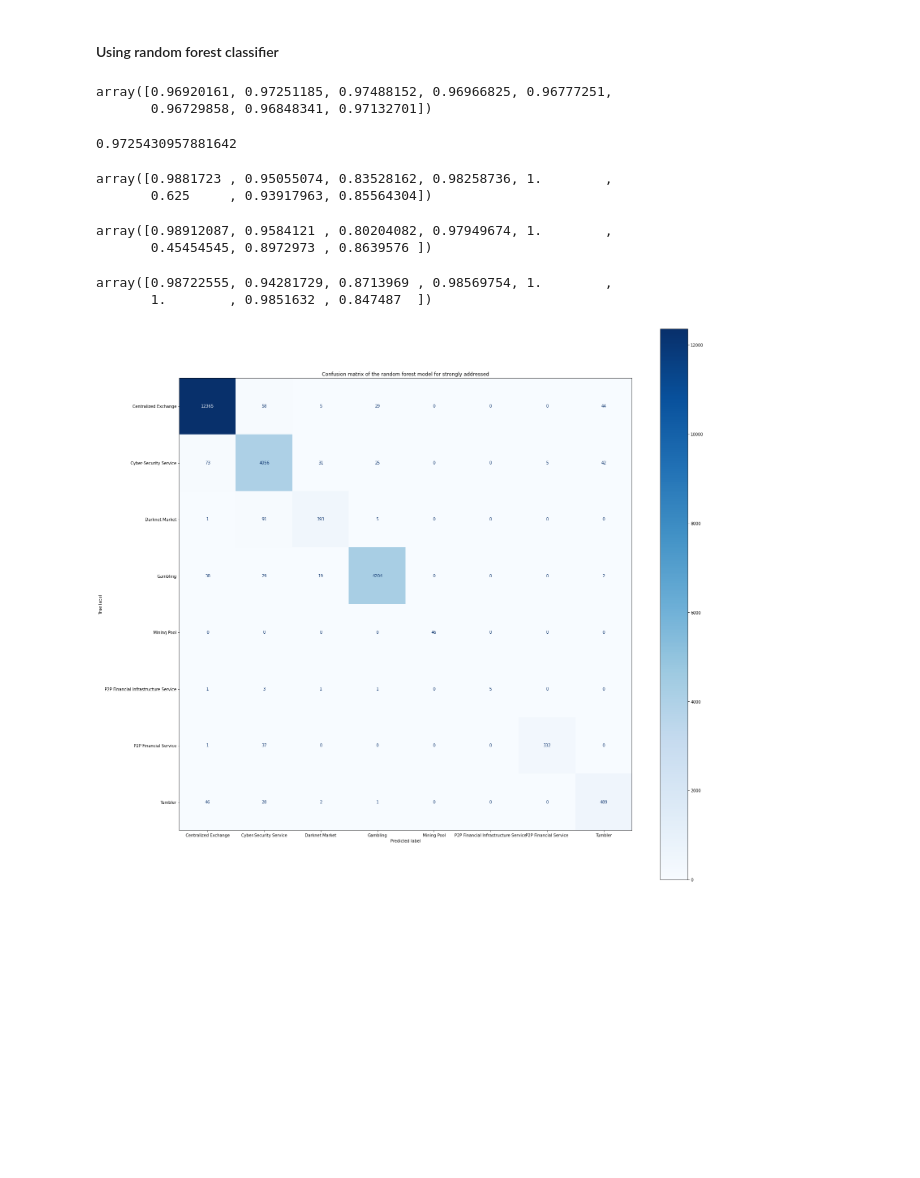
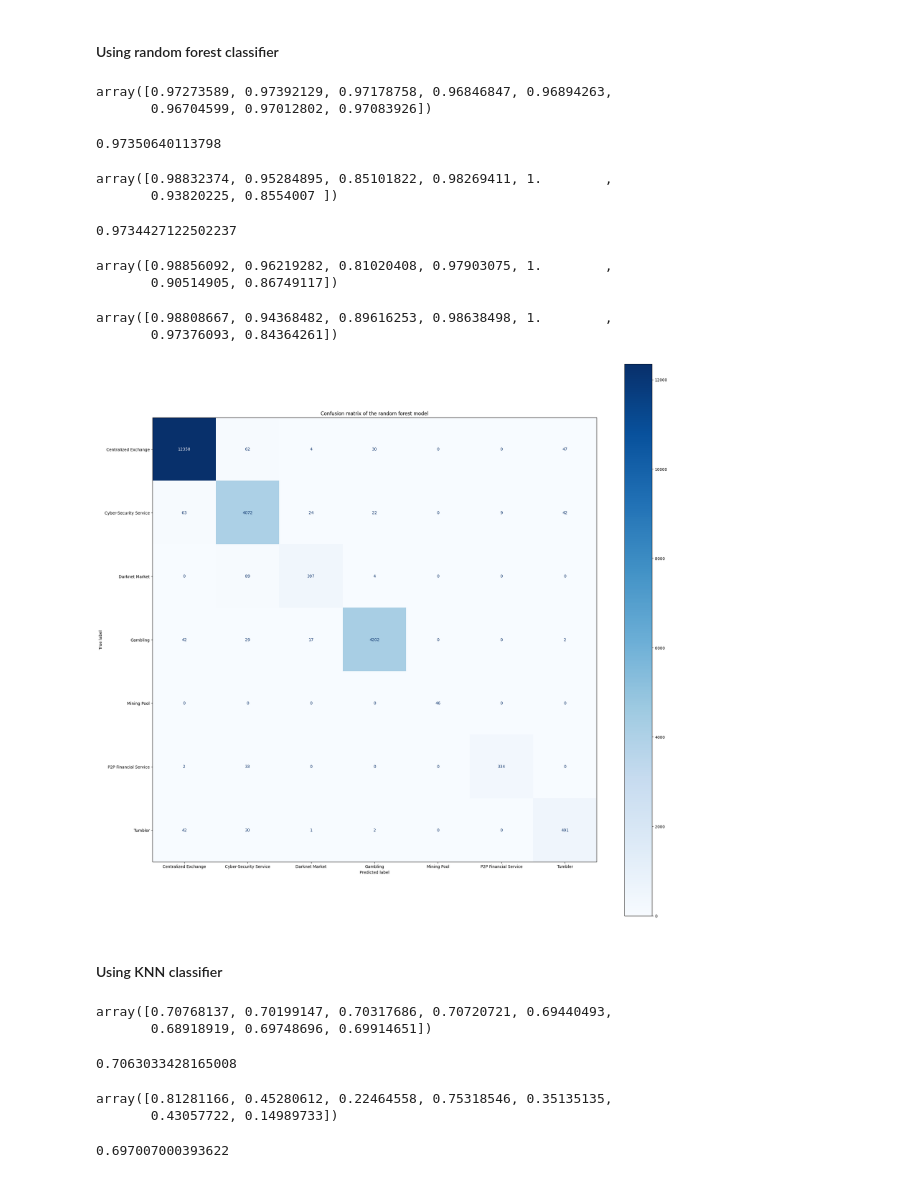
Before and after one commit to shayanhamidi2000/Address-classification-project, a Jupyter notebook: Data-Analysis.ipynb, the cells around one changed output. Drawn from its saved outputs; the diff is of its cells as text; code cells hidden in the pictures; blank space fills up the shorter version.

```diff
--- a/Data-Analysis.ipynb
+++ b/Data-Analysis.ipynb
@@ -315,4 +232,4 @@ train_strong_features, test_strong_features, train_strong_labels, test_strong_la
 # %%
-clf_strong = DecisionTreeClassifier(random_state=None)
-cross_val_score(clf_strong, train_strong_features, train_strong_labels, cv=8)
+clf = DecisionTreeClassifier(random_state=None)
+cross_val_score(clf, train_features, train_labels, cv=8)
 # %% [output]
@@ -321,4 +238,4 @@ array([0.96398958, 0.96895735, 0.96445498, 0.96895735, 0.96279621,
 # %%
-clf_strong.fit(train_strong_features, train_strong_labels)
-predicted_strong_labels = clf_strong.predict(test_strong_features)
+clf.fit(train_features, train_labels)
+predicted_labels = clf.predict(test_features)
 # %%
@@ -355,42 +276,54 @@ disp = ConfusionMatrixDisplay.from_estimator(
 # %% [markdown]
 #### Using random forest classifier
 # %%
-dlf_strong = RandomForestClassifier(random_state=None)
-cross_val_score(dlf_strong, train_strong_features, train_strong_labels, cv=8)
+dlf = RandomForestClassifier(random_state=None)
+cross_val_score(dlf, train_features, train_labels, cv=8)
 # %% [output]
-array([0.96920161, 0.97251185, 0.97488152, 0.96966825, 0.96777251,
-       0.96729858, 0.96848341, 0.97132701])
+array([0.97273589, 0.97392129, 0.97178758, 0.96846847, 0.96894263,
+       0.96704599, 0.97012802, 0.97083926])
 # %%
-dlf_strong.fit(train_strong_features, train_strong_labels)
-predicted_labels_strong_forest = dlf_strong.predict(test_strong_features)
+dlf.fit(train_features, train_labels)
+predicted_labels_forest = dlf.predict(test_features)
 # %%
-accuracy_score(test_strong_labels, predicted_labels_strong_forest)
+accuracy_score(test_labels, predicted_labels_forest)
 # %% [output]
-0.9725430957881642
+0.97350640113798
 # %%
-f1_score(test_strong_labels, predicted_labels_strong_forest, average=None)
+f1_score(test_labels, predicted_labels_forest, average=None)
 # %% [output]
-array([0.9881723 , 0.95055074, 0.83528162, 0.98258736, 1.        ,
-       0.625     , 0.93917963, 0.85564304])
+array([0.98832374, 0.95284895, 0.85101822, 0.98269411, 1.        ,
+       0.93820225, 0.8554007 ])
+# %%
+f1_score(test_labels, predicted_labels_forest, average='weighted')
+# %% [output]
+0.9734427122502237
 # %%
-recall_score(test_strong_labels, predicted_labels_strong_forest, average=None)
+recall_score(test_labels, predicted_labels_forest, average=None)
 # %% [output]
-array([0.98912087, 0.9584121 , 0.80204082, 0.97949674, 1.        ,
-       0.45454545, 0.8972973 , 0.8639576 ])
+array([0.98856092, 0.96219282, 0.81020408, 0.97903075, 1.        ,
+       0.90514905, 0.86749117])
 # %%
-precision_score(test_strong_labels, predicted_labels_strong_forest, average=None)
+precision_score(test_labels, predicted_labels_forest, average=None)
 # %% [output]
-array([0.98722555, 0.94281729, 0.8713969 , 0.98569754, 1.        ,
-       1.        , 0.9851632 , 0.847487  ])
+array([0.98808667, 0.94368482, 0.89616253, 0.98638498, 1.        ,
+       0.97376093, 0.84364261])
 # %%
 fig, ax = plt.subplots(figsize=(25,25))
-ax.set_title("Confusion matrix of the random forest model for strongly addressed")
+ax.set_title("Confusion matrix of the random forest model")
 disp = ConfusionMatrixDisplay.from_estimator(
-    dlf_strong,
-    test_strong_features,
-    test_strong_labels,
+    dlf,
+    test_features,
+    test_labels,
     cmap=plt.cm.Blues,
     ax=ax
 )
 # %% [output]
-[figure, old version]
+[figure, new version]
+# %% [markdown]
+#### Using KNN classifier
+# %%
+neigh = KNeighborsClassifier(n_neighbors=5, algorithm='kd_tree', weights='distance')
+cross_val_score(neigh, train_features, train_labels, cv=8)
+# %% [output]
+array([0.70768137, 0.70199147, 0.70317686, 0.70720721, 0.69440493,
+       0.68918919, 0.69748696, 0.69914651])
@@ -396,0 +333,13 @@ disp = ConfusionMatrixDisplay.from_estimator(
+# %%
+accuracy_score(test_labels, predicted_labels_knn)
+# %% [output]
+0.7063033428165008
+# %%
+f1_score(test_labels, predicted_labels_knn, average=None)
+# %% [output]
+array([0.81281166, 0.45280612, 0.22464558, 0.75318546, 0.35135135,
+       0.43057722, 0.14989733])
+# %%
+f1_score(test_labels, predicted_labels_knn, average='weighted')
+# %% [output]
+0.697007000393622
```
Also changed, not shown: parts of 51 cells of this notebook, 3 other files.
